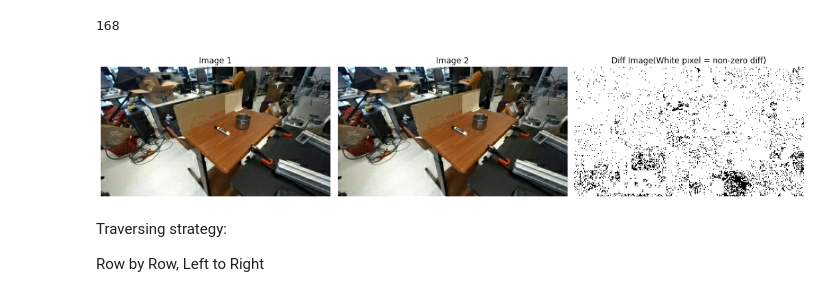
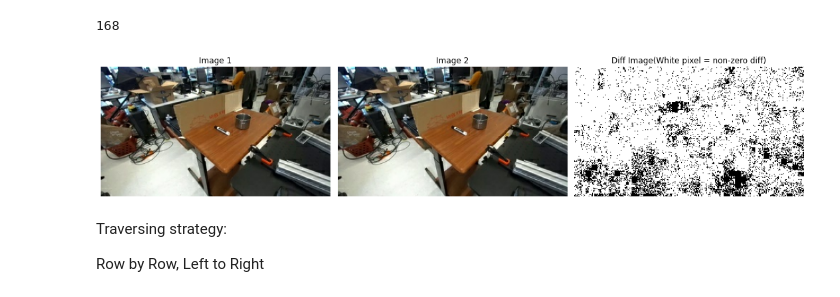
Before and after one commit to suman1209/robotics_dataset_compression, a Jupyter notebook: research/diff_encoding.ipynb, the cells around one changed output. Cells and saved outputs as stored; diff of their text form; code cells hidden in the pictures.

```diff
--- a/research/diff_encoding.ipynb
+++ b/research/diff_encoding.ipynb
@@ -16,31 +16,31 @@ print(len_)
 # %% [output]
 168
 # %%
-image1 = original_dataset[0]
-image2 = original_dataset[1]
+image1 = original_dataset[2]
+image2 = original_dataset[3]
 
 non_zero_diff_count, image3 = plot_delta(image2 - image1)
 # Create a figure to hold the subplots
 fig, axes = plt.subplots(1, 3, figsize=(15, 5))
 
 # Plot each image
 axes[0].imshow(image1)
 axes[0].set_title('Image 1')
 axes[0].axis('off')  # Turn off axis labels
 
 axes[1].imshow(image2)
 axes[1].set_title('Image 2')
 axes[1].axis('off')
 
 axes[2].imshow(image3, cmap="gray")
 axes[2].set_title('Diff Image(White pixel = non-zero diff)')
 axes[2].axis('off')
 
 # Show the plot
 plt.tight_layout()
 plt.show()
 # %% [output]
-[figure, old version]
+[figure, new version]
 # %% [markdown]
 Traversing strategy:
 
```
Also changed, not shown: parts of 11 cells of this notebook.
